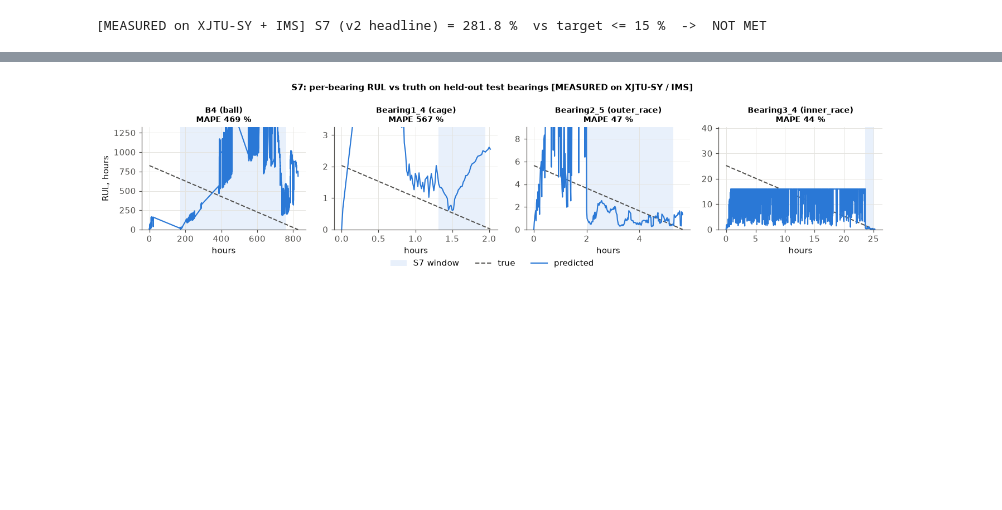
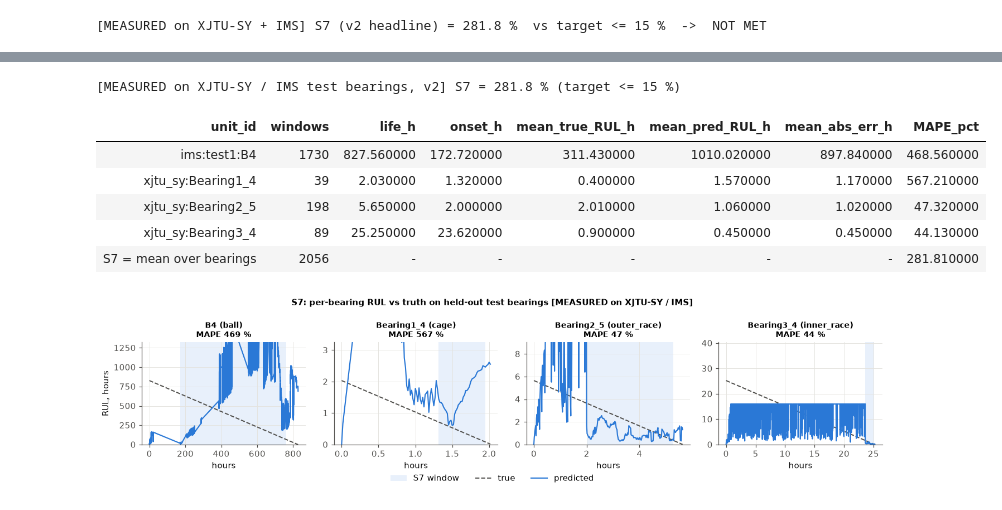
Before and after one commit to amussab/Digital-Twin-Senior-Proj, a Jupyter notebook: AI-engine/notebooks/PPR_ICS_Evidence.ipynb, the cells around one changed output, grey strips where cells are left out. Drawn from its saved outputs; the diff is of its cells as text; code cells hidden in the pictures; blank space fills up the shorter version.

```diff
--- a/AI-engine/notebooks/PPR_ICS_Evidence.ipynb
+++ b/AI-engine/notebooks/PPR_ICS_Evidence.ipynb
@@ -504,3 +592,16 @@ v1: independent S7 = 259.55 %   report = 259.55 %   -> match
+# %%
+s7_tab = H.s7_per_bearing_table(R2, mask_v2)
+assert abs(s7_tab.iloc[-1]["MAPE_pct"] - round(s7_v2, 2)) < 1e-9, "per-bearing table does not reproduce S7"
+print(f"[MEASURED on XJTU-SY / IMS test bearings, v2] S7 = {s7_v2:.1f} % (target <= 15 %)")
+display(s7_tab.style.hide(axis="index").format(na_rep="-"))
+# %% [output]
+[MEASURED on XJTU-SY / IMS test bearings, v2] S7 = 281.8 % (target <= 15 %)
+| unit_id | windows | life_h | onset_h | mean_true_RUL_h | mean_pred_RUL_h | mean_abs_err_h | MAPE_pct |
+| ims:test1:B4 | 1730 | 827.560000 | 172.720000 | 311.430000 | 1010.020000 | 897.840000 | 468.560000 |
+| xjtu_sy:Bearing1_4 | 39 | 2.030000 | 1.320000 | 0.400000 | 1.570000 | 1.170000 | 567.210000 |
+| xjtu_sy:Bearing2_5 | 198 | 5.650000 | 2.000000 | 2.010000 | 1.060000 | 1.020000 | 47.320000 |
+| xjtu_sy:Bearing3_4 | 89 | 25.250000 | 23.620000 | 0.900000 | 0.450000 | 0.450000 | 44.130000 |
+| S7 = mean over bearings | 2056 | - | - | - | - | - | 281.810000 |
 # %%
 units = list(per_v2)
 fig, axs = plt.subplots(1, len(units), figsize=(13, 3.0))
```
Also changed, not shown: parts of 22 cells of this notebook, 3 other files.
